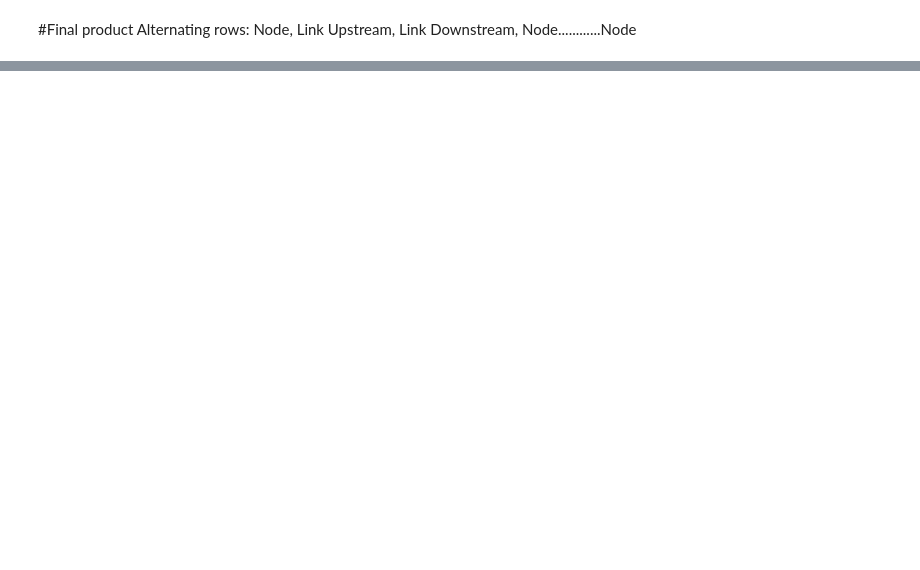
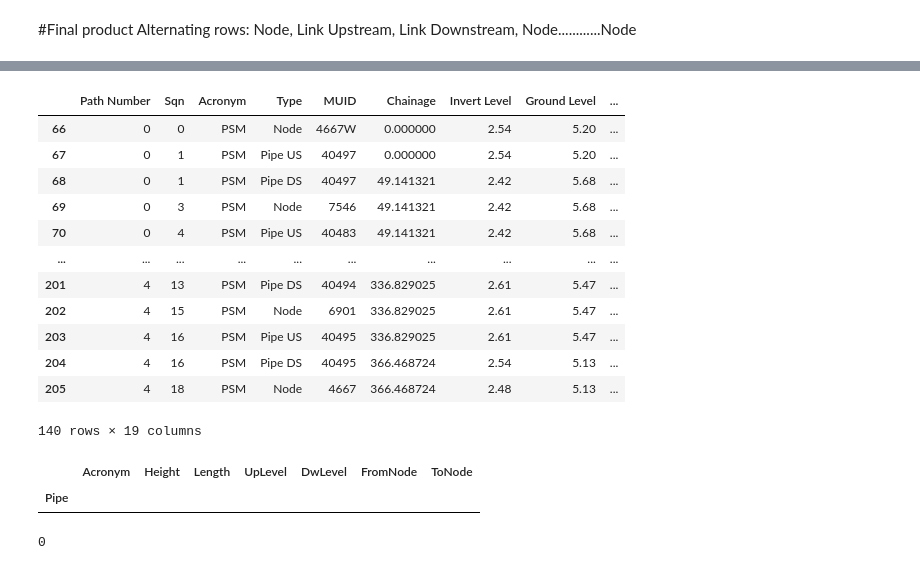
Before and after one commit to henriklocke/Result_Lookup, a Jupyter notebook: Long_Sections.ipynb, the cells around one changed output, grey strips where cells are left out. Saved outputs shown, nothing was run; the diff lists cells and outputs as text; code cells hidden in the pictures; blank space fills up the shorter version.

```diff
--- a/Long_Sections.ipynb
+++ b/Long_Sections.ipynb
@@ -15,6 +15,20 @@ import ctypes
 import traceback
 MessageBox = ctypes.windll.user32.MessageBoxA
 from Result_Lookup_Variables import *
+# %%
+for m in master_list:
+
+#     model_area = m[0]
+#     model = m[1]
+    result_folder = m[2]
+#     output_folder = m[3]
+    result_list = m[4]
+
+    for r in result_list:
+        header = r[0]
+        file = r[1]
+        res1d = Res1D(result_folder + '\\' + file)
+        r.append(res1d)
 # %%
 result_folder = r"J:\SEWER_AREA_MODELS\FSA\03_SIMULATION_WORK\Always_Latest_Master_Model_Simulations_FSA\Model"
 node_df = pd.read_csv(result_folder + '\\ls_nodes.csv',dtype={'Node': str})
@@ -139,0 +311,25 @@ path_acronym_df
+# %%
+path_df[path_df['Acronym']=='PSM']
+# %% [output]
+|  | Path Number | Sqn | Acronym | Type | MUID | Chainage | Invert Level | Ground Level | ... |
+| 66 | 0 | 0 | PSM | Node | 4667W | 0.000000 | 2.54 | 5.20 | ... |
+| 67 | 0 | 1 | PSM | Pipe US | 40497 | 0.000000 | 2.54 | 5.20 | ... |
+| 68 | 0 | 1 | PSM | Pipe DS | 40497 | 49.141321 | 2.42 | 5.68 | ... |
+| 69 | 0 | 3 | PSM | Node | 7546 | 49.141321 | 2.42 | 5.68 | ... |
+| 70 | 0 | 4 | PSM | Pipe US | 40483 | 49.141321 | 2.42 | 5.68 | ... |
+| ... | ... | ... | ... | ... | ... | ... | ... | ... | ... |
+| 201 | 4 | 13 | PSM | Pipe DS | 40494 | 336.829025 | 2.61 | 5.47 | ... |
+| 202 | 4 | 15 | PSM | Node | 6901 | 336.829025 | 2.61 | 5.47 | ... |
+| 203 | 4 | 16 | PSM | Pipe US | 40495 | 336.829025 | 2.61 | 5.47 | ... |
+| 204 | 4 | 16 | PSM | Pipe DS | 40495 | 366.468724 | 2.54 | 5.13 | ... |
+| 205 | 4 | 18 | PSM | Node | 4667 | 366.468724 | 2.48 | 5.13 | ... |
+140 rows × 19 columns
+# %%
+pipe_index_df.drop('55738')
+# %% [output]
+|  | Acronym | Height | Length | UpLevel | DwLevel | FromNode | ToNode |
+| Pipe |  |  |  |  |  |  |  |
+# %%
+len(pipe_index_df.drop('55738'))
+# %% [output]
+0
```
Also changed, not shown: parts of 17 cells of this notebook.
